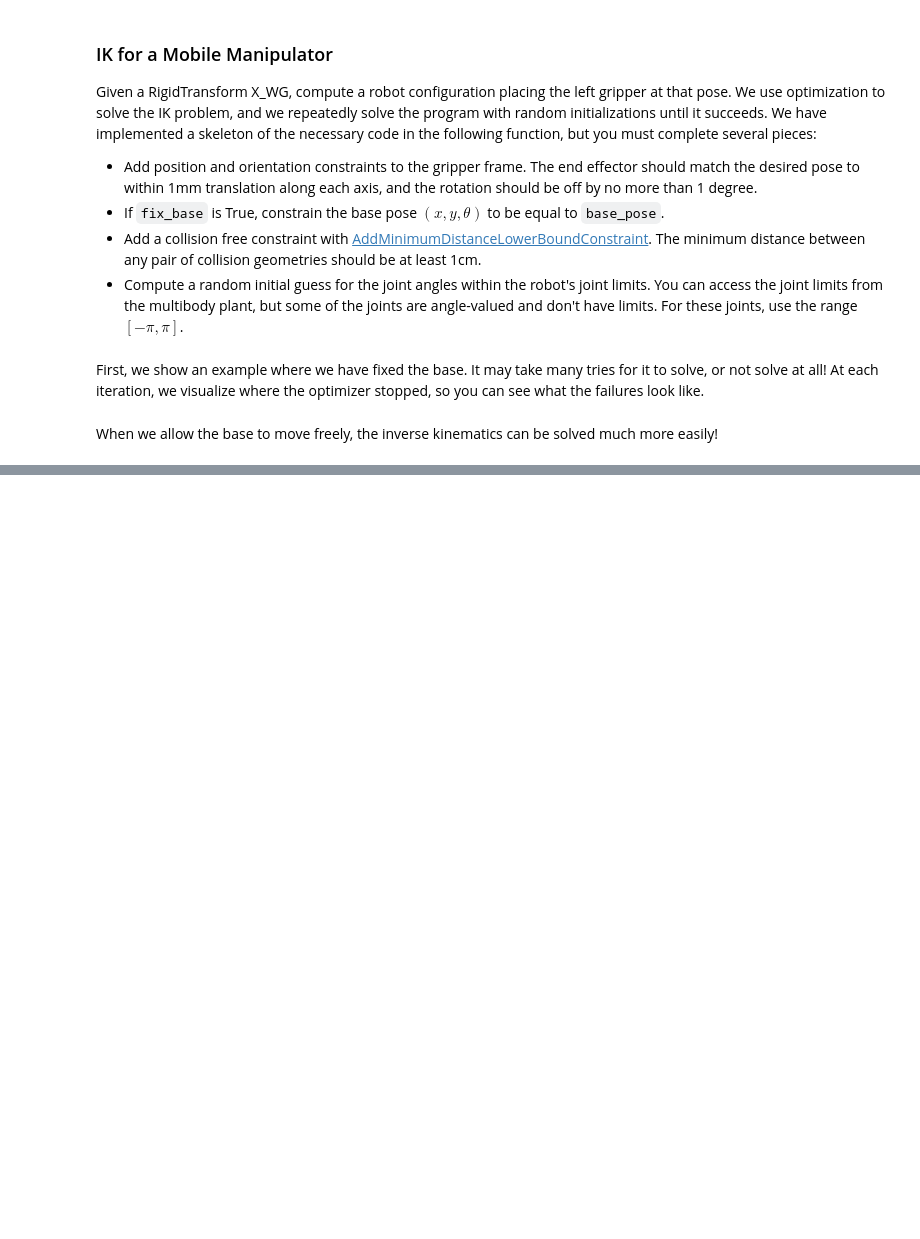
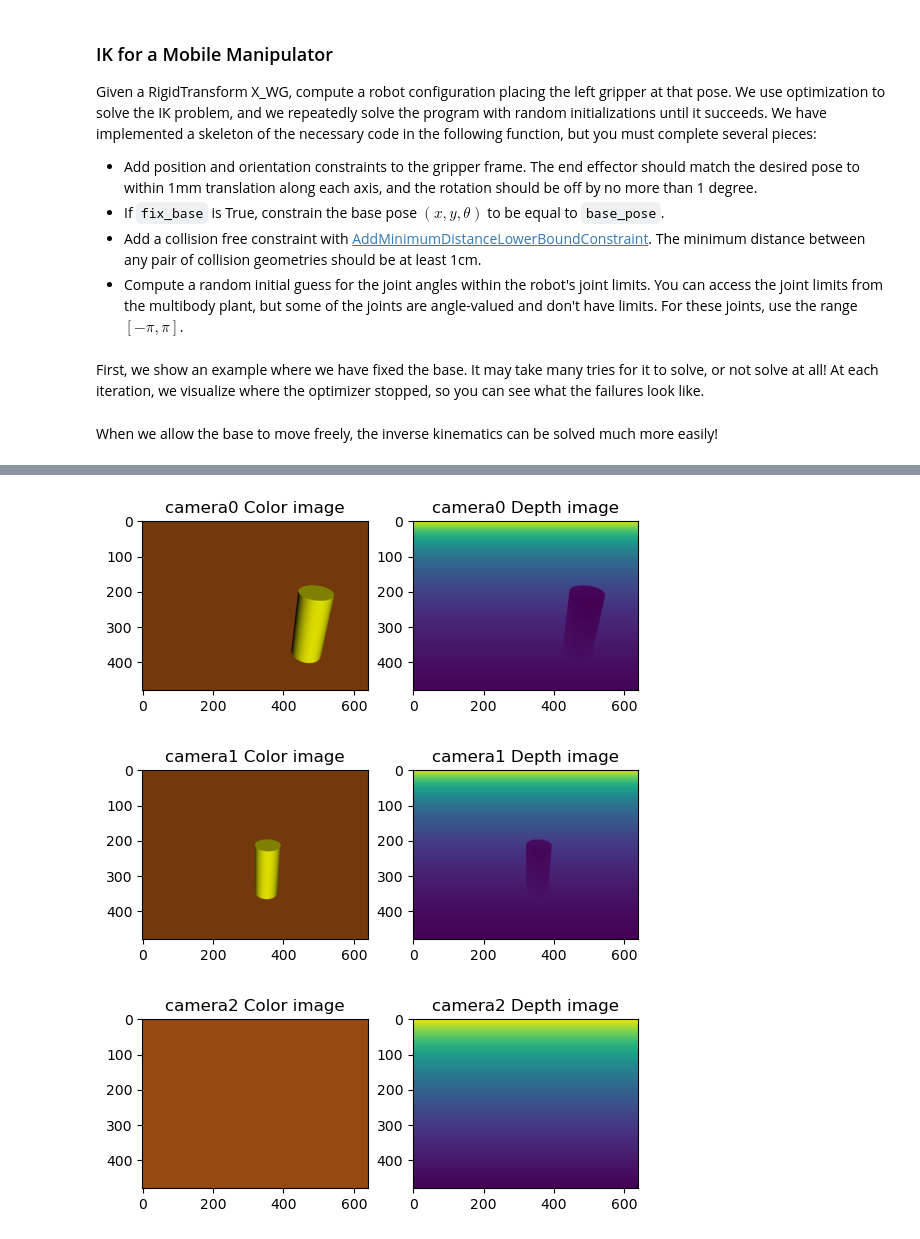
Before and after one commit to dingwq22/6.4210_project, a Jupyter notebook: src/mobile_base_ik.ipynb, the cells around one changed output, grey strips where cells are left out. Drawn from its saved outputs; the diff is of its cells as text; code cells hidden in the pictures; blank space fills up the shorter version.

Commit message:
camera set up, goal added in func

```diff
--- a/src/mobile_base_ik.ipynb
+++ b/src/mobile_base_ik.ipynb
@@ -39,7 +66,8 @@ import pydot
 # %%
 gripper_poses = [RigidTransform([0.5, 0, 0.5]), RigidTransform([0.5, 0, 0]), RigidTransform([0.5, 0, 0]), RigidTransform([0.5, 0, 0]), RigidTransform([0.5, 0, 0.5]), RigidTransform([0, -0.3, 0.5]), RigidTransform([-0.5, -0.3, 0.5]), RigidTransform([-.5, 0, 0.5]), RigidTransform([-.5, 0, 0.5])]
-goal = (-2.545,-2.5)
-diagram = set_position(meshcat, goal_pose, gripper_poses=gripper_poses, goal=goal)
+x, y = (1, 1)
+goal = (-0.545 + x, -0.07 + y)
+diagram, station = set_position(meshcat, goal_pose, gripper_poses=gripper_poses, goal=goal)
 SVG(
     pydot.graph_from_dot_data(diagram.GetGraphvizString(max_depth=1))[
         0
@@ -47,3 +94,24 @@ SVG(
+# %%
+system = diagram
+context = system.CreateDefaultContext()
+system.ForcedPublish(context)
+for i in range(3):
+    color_image = system.GetOutputPort(f"camera{i}_rgb_image").Eval(context)
+    depth_image = system.GetOutputPort(f"camera{i}_depth_image").Eval(context)
+
+    # Plot the two images.
+    plt.subplot(121)
+    plt.imshow(color_image.data)
+    plt.title(f"camera{i} Color image")
+    plt.subplot(122)
+    plt.imshow(np.squeeze(depth_image.data))
+    plt.title(f"camera{i} Depth image")
+    # mpld3.display()
+    plt.show()
+# %% [output]
+[figure, added]
+[figure, added]
+[figure, added]
 # %% [markdown]
 <a style='text-decoration:none;line-height:16px;display:flex;color:#5B5B62;padding:10px;justify-content:end;' href='https://deepnote.com?utm_source=created-in-deepnote-cell&projectId=99019c02-9e81-448d-8532-b07e66cf3903' target="_blank">
 <img alt='Created in deepnote.com' style='display:inline;max-height:16px;margin:0px;margin-right:7.5px;' src='embedded-picture-1' > </img>
```
Also changed, not shown: parts of 4 cells of this notebook, 1 other file.
